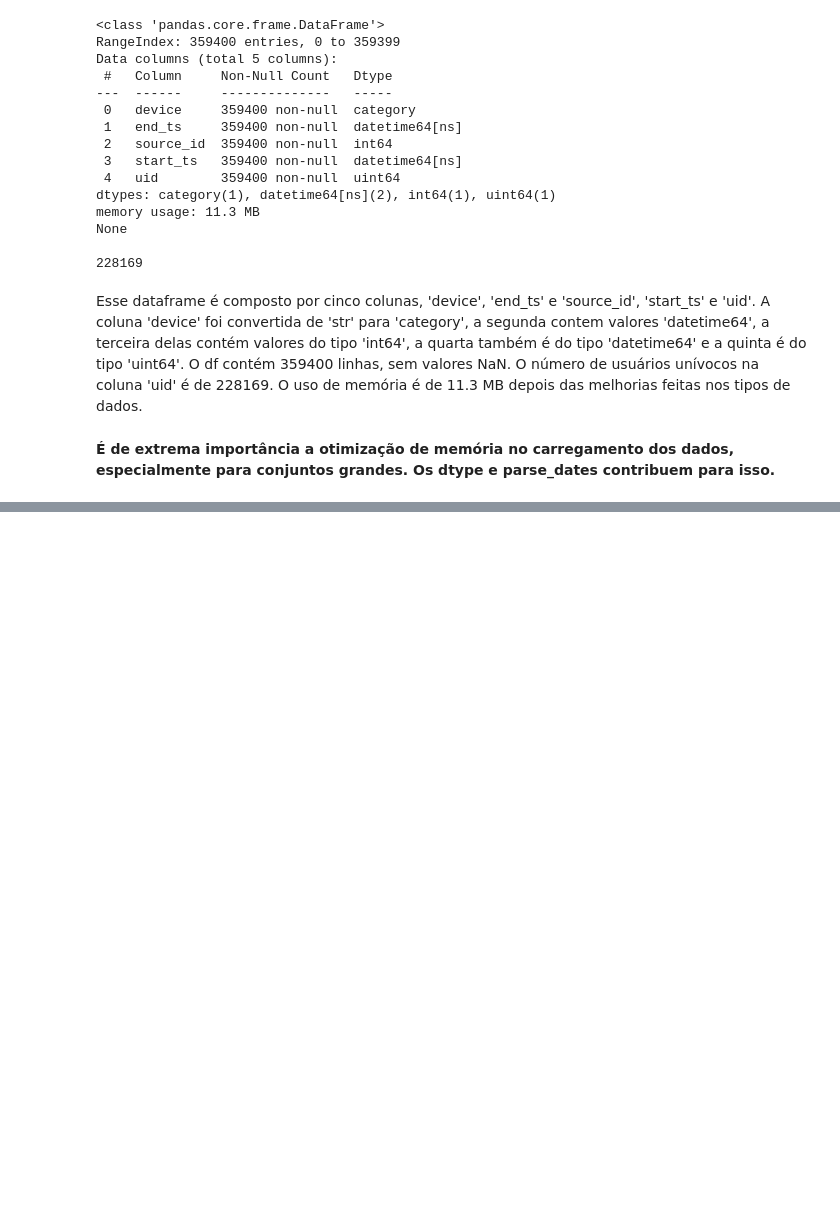
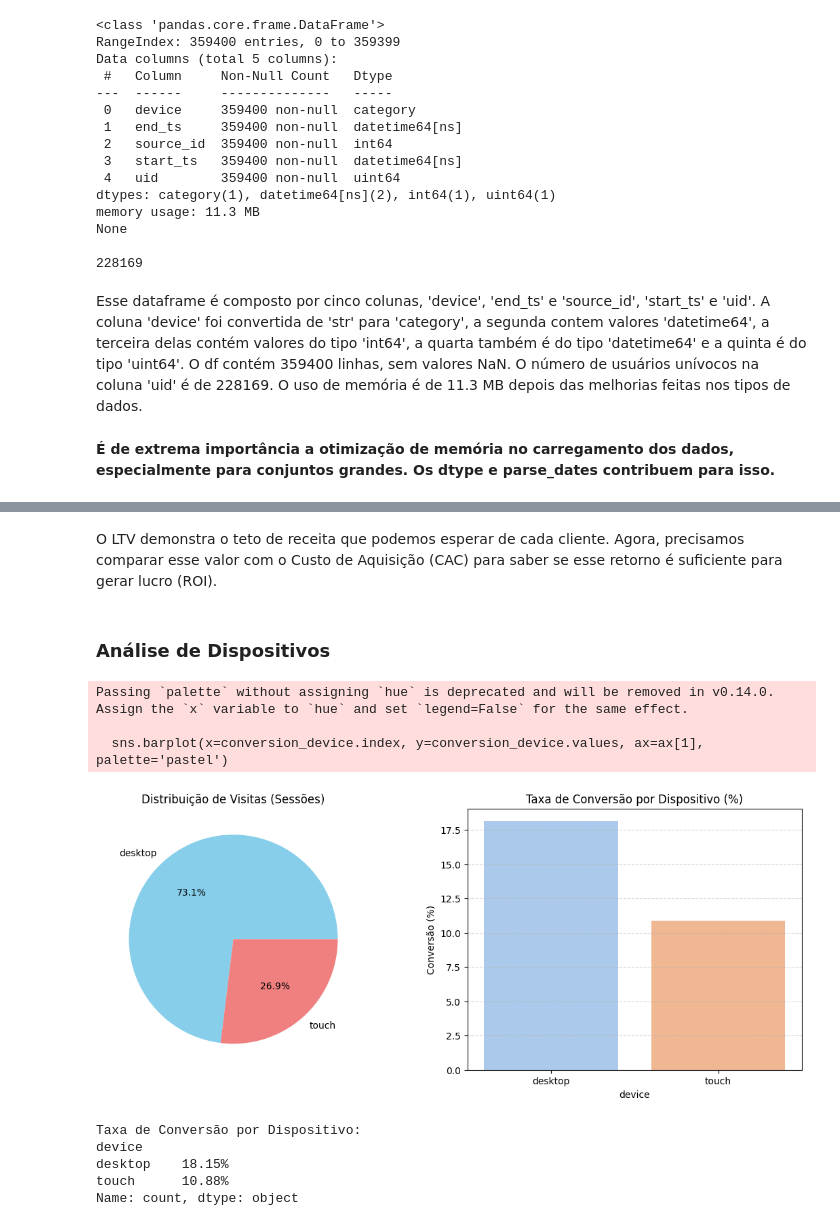
Before and after one commit to msitta/YAfisha, a Jupyter notebook: YAfisha.ipynb, the cells around one changed output, grey strips where cells are left out. Drawn from its saved outputs; the diff is of its cells as text; code cells hidden in the pictures; blank space fills up the shorter version.

```diff
--- a/YAfisha.ipynb
+++ b/YAfisha.ipynb
@@ -178,0 +422,50 @@ Com que frequência os usuários voltam?
+# %% [markdown]
+O LTV demonstra o teto de receita que podemos esperar de cada cliente. Agora, precisamos comparar esse valor com o Custo de Aquisição (CAC) para saber se esse retorno é suficiente para gerar lucro (ROI).
+# %% [markdown]
+### Análise de Dispositivos
+# %%
+# Volume: Quantas visitas cada dispositivo recebe?
+visits_by_device = visits_df['device'].value_counts()
+
+# Conversão: Qual dispositivo vende mais?
+# Primeiro, pegamos o dispositivo da PRIMEIRA visita de cada usuário
+first_device = visits_df.sort_values('start_ts').groupby('uid').first()['device']
+
+# Identificamos quem comprou
+buyers = orders_df['uid'].unique()
+
+# Filtramos apenas os dispositivos dos compradores
+buyers_device = first_device[first_device.index.isin(buyers)].value_counts()
+
+# Calculamos a taxa de conversão (Compradores / Total de Visitantes Únicos)
+total_visitors_device = visits_df.groupby('uid')['device'].first().value_counts()
+conversion_device = (buyers_device / total_visitors_device * 100)
+
+# --- Gráficos ---
+fig, ax = plt.subplots(1, 2, figsize=(14, 5))
+
+# Gráfico 1: Quem visita mais? (Pizza)
+ax[0].pie(visits_by_device, labels=visits_by_device.index, autopct='%1.1f%%', colors=['skyblue', 'lightcoral'])
+ax[0].set_title('Distribuição de Visitas (Sessões)')
+
+# Gráfico 2: Quem converte mais? (Barra)
+sns.barplot(x=conversion_device.index, y=conversion_device.values, ax=ax[1], palette='pastel')
+ax[1].set_title('Taxa de Conversão por Dispositivo (%)')
+ax[1].set_ylabel('Conversão (%)')
+ax[1].grid(axis='y', linestyle='--', alpha=0.5)
+
+plt.show()
+
+# Print dos números exatos
+print("Taxa de Conversão por Dispositivo:")
+print(conversion_device.round(2).astype(str) + '%')
+# %% [output]
+Passing `palette` without assigning `hue` is deprecated and will be removed in v0.14.0. Assign the `x` variable to `hue` and set `legend=False` for the same effect.
+
+  sns.barplot(x=conversion_device.index, y=conversion_device.values, ax=ax[1], palette='pastel')
+[figure, added]
+Taxa de Conversão por Dispositivo:
+device
+desktop    18.15%
+touch      10.88%
+Name: count, dtype: object
```
Also changed, not shown: parts of 55 cells of this notebook.
